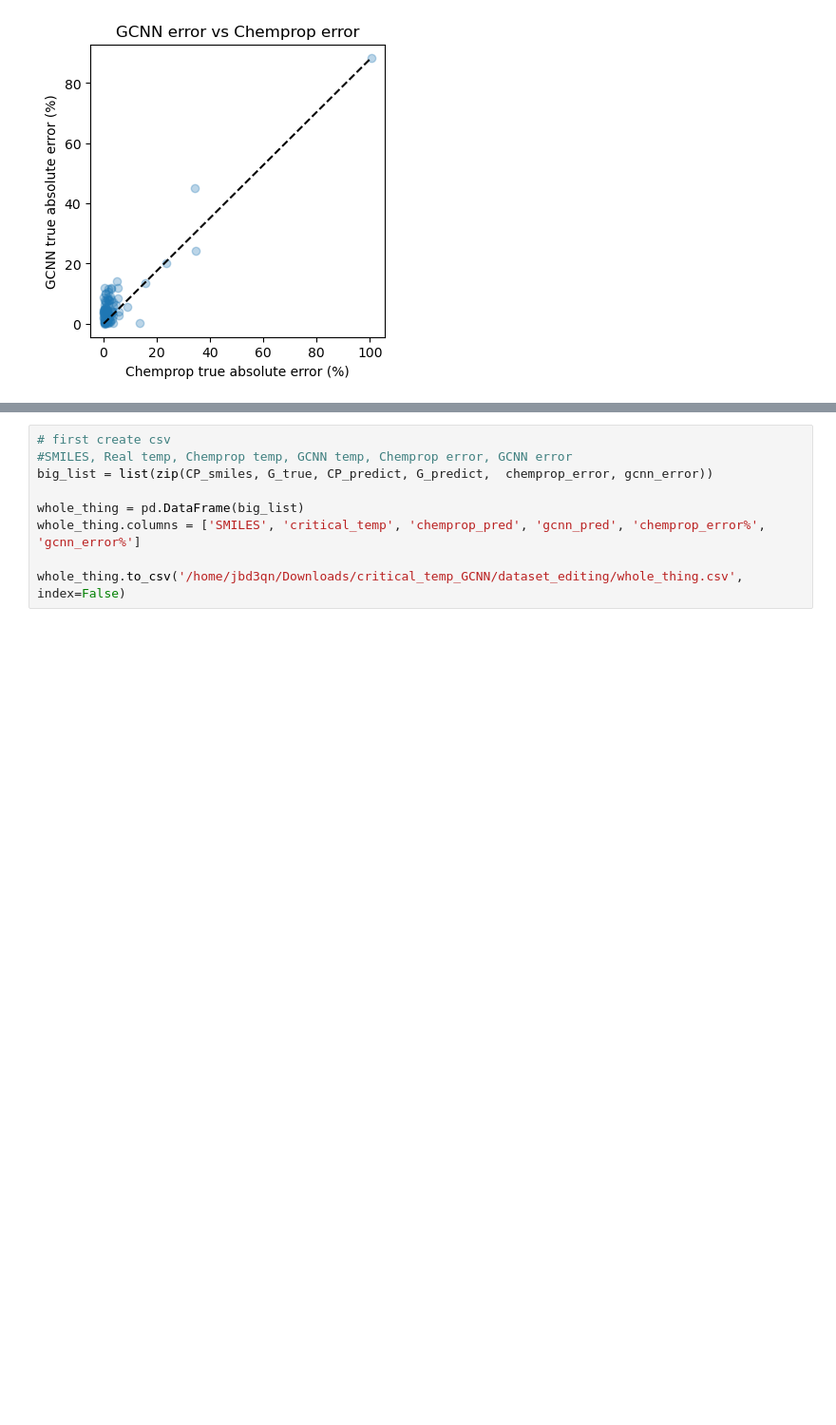
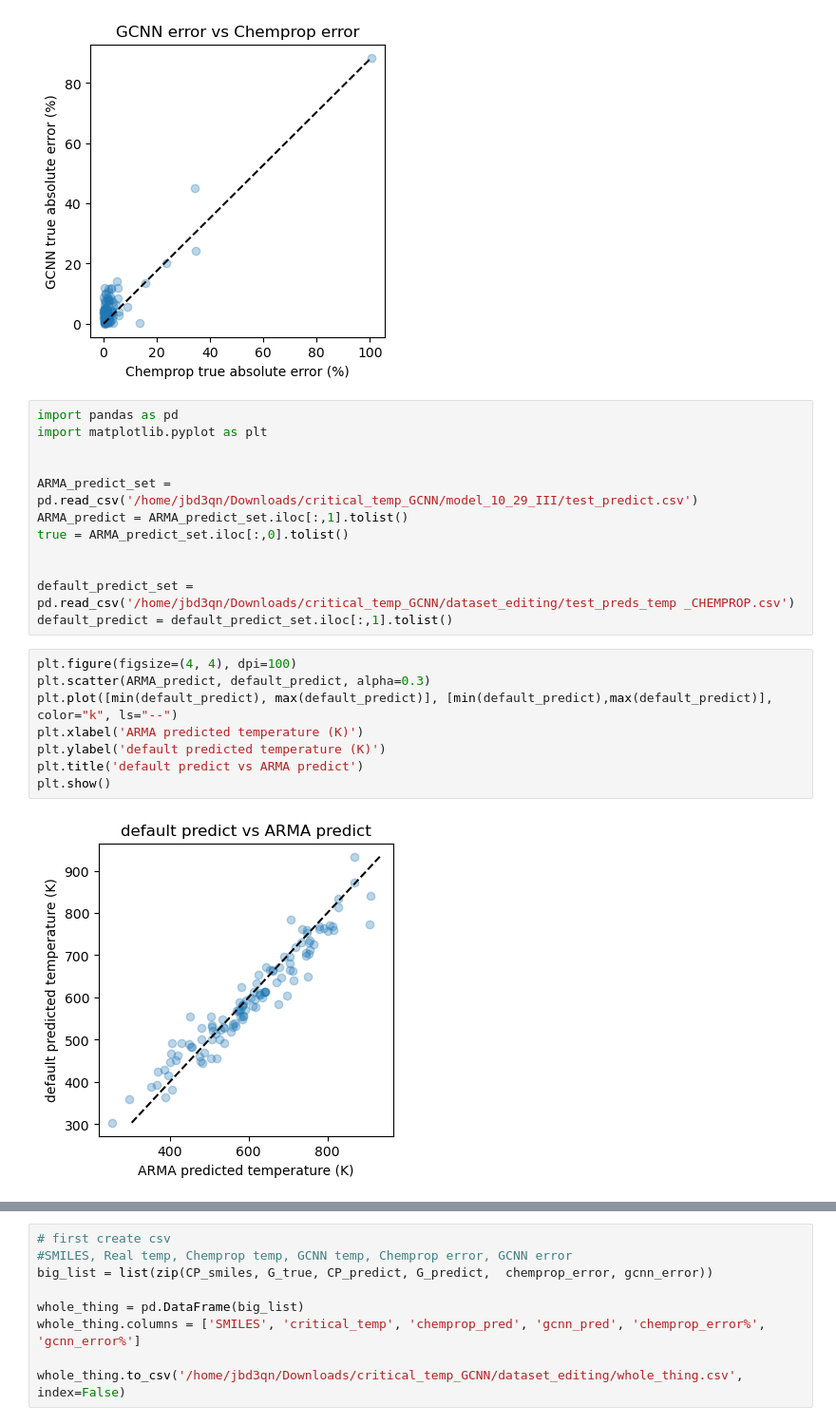
Before and after one commit to vanessa-b-campbell/critical_temp_GCNN, a Jupyter notebook: dataset_editing/chemprop_vs_GCNN.ipynb, the cells around one changed output, grey strips where cells are left out. Shown: that part at 95% size. Saved outputs shown, nothing was run; the diff lists cells and outputs as text; blank space fills up the shorter version.

```diff
--- a/dataset_editing/chemprop_vs_GCNN.ipynb
+++ b/dataset_editing/chemprop_vs_GCNN.ipynb
@@ -96,3 +91,25 @@ plt.title('GCNN error vs Chemprop error')
 plt.show()
 # %% [output]
 [figure]
+# %%
+import pandas as pd
+import matplotlib.pyplot as plt
+
+
+ARMA_predict_set = pd.read_csv('/home/jbd3qn/Downloads/critical_temp_GCNN/model_10_29_III/test_predict.csv')
+ARMA_predict = ARMA_predict_set.iloc[:,1].tolist()
+true = ARMA_predict_set.iloc[:,0].tolist()
+
+
+default_predict_set = pd.read_csv('/home/jbd3qn/Downloads/critical_temp_GCNN/dataset_editing/test_preds_temp _CHEMPROP.csv')
+default_predict = default_predict_set.iloc[:,1].tolist()
+# %%
+plt.figure(figsize=(4, 4), dpi=100)
+plt.scatter(ARMA_predict, default_predict, alpha=0.3)
+plt.plot([min(default_predict), max(default_predict)], [min(default_predict),max(default_predict)], color="k", ls="--")
+plt.xlabel('ARMA predicted temperature (K)')
+plt.ylabel('default predicted temperature (K)')
+plt.title('default predict vs ARMA predict')
+plt.show()
+# %% [output]
+[figure, added]
```
Also changed, not shown: parts of 3 cells of this notebook, 38 other files.
